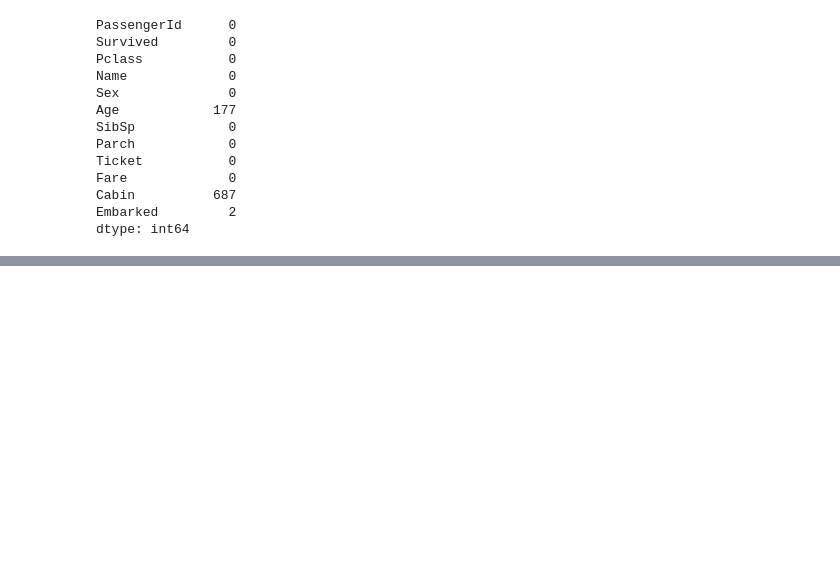
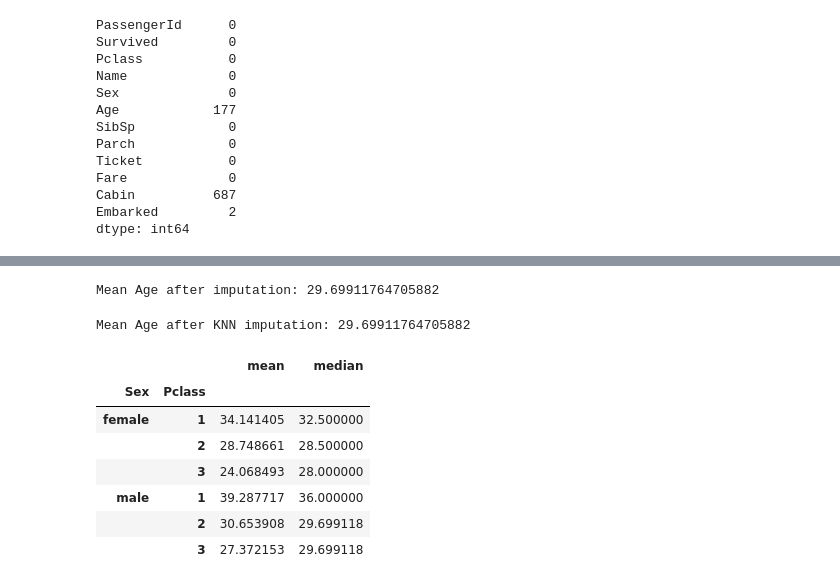
Before and after one commit to sanjula77/Nature-Inspired-Algorithms-Python, a Jupyter notebook: HandlingMissingData.ipynb, the cells around one changed output, grey strips where cells are left out. Drawn from its saved outputs; the diff is of its cells as text; code cells hidden in the pictures; blank space fills up the shorter version.

```diff
--- a/HandlingMissingData.ipynb
+++ b/HandlingMissingData.ipynb
@@ -42,0 +96,32 @@ dtype: int64
+# %%
+from sklearn.impute import SimpleImputer
+# Create a copy of the dataset for further processing
+dataset_1 = dataset.copy()
+# Create an imputer object with a strategy to fill missing values with the mean
+imputer = SimpleImputer(strategy='mean')
+# Fit the imputer on the 'Age' column and transform it to fill missing values
+dataset_1['Age'] = imputer.fit_transform(dataset_1[['Age']])
+
+print("Mean Age after imputation:", dataset_1['Age'].mean())
+# %% [output]
+Mean Age after imputation: 29.69911764705882
+# %%
+from sklearn.impute import KNNImputer
+# Create a KNN imputer object with 5 neighbors
+imputer = KNNImputer(n_neighbors=5)
+# Fit the imputer on the 'Age' and 'Fare' columns and transform them to fill missing values
+dataset_1[['Age', 'Fare']] = imputer.fit_transform(dataset_1[['Age', 'Fare']])
+print("Mean Age after KNN imputation:", dataset_1['Age'].mean())
+# %% [output]
+Mean Age after KNN imputation: 29.69911764705882
+# %%
+dataset.groupby(['Sex', 'Pclass'])['Age'].agg(['mean', 'median'])
+# %% [output]
+|  |  | mean | median |
+| Sex | Pclass |  |  |
+| female | 1 | 34.141405 | 32.500000 |
+|  | 2 | 28.748661 | 28.500000 |
+|  | 3 | 24.068493 | 28.000000 |
+| male | 1 | 39.287717 | 36.000000 |
+|  | 2 | 30.653908 | 29.699118 |
+|  | 3 | 27.372153 | 29.699118 |
```
Also changed, not shown: parts of 6 cells of this notebook.
